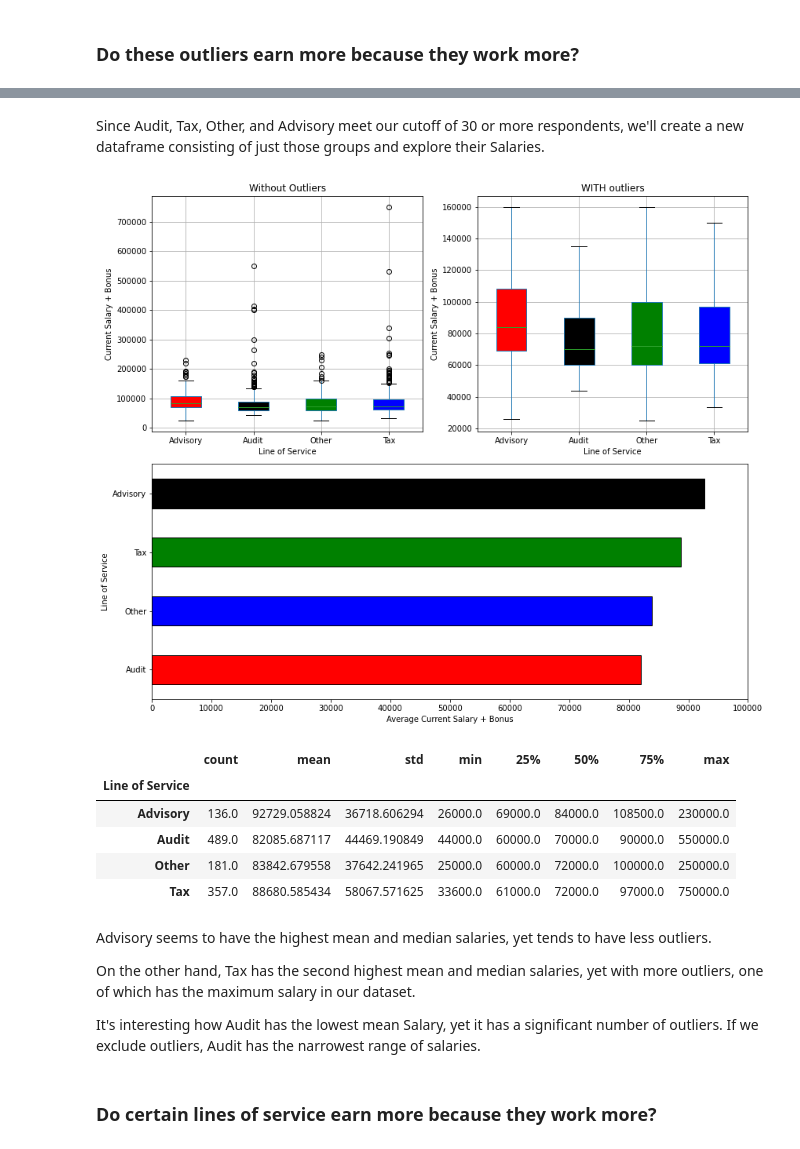
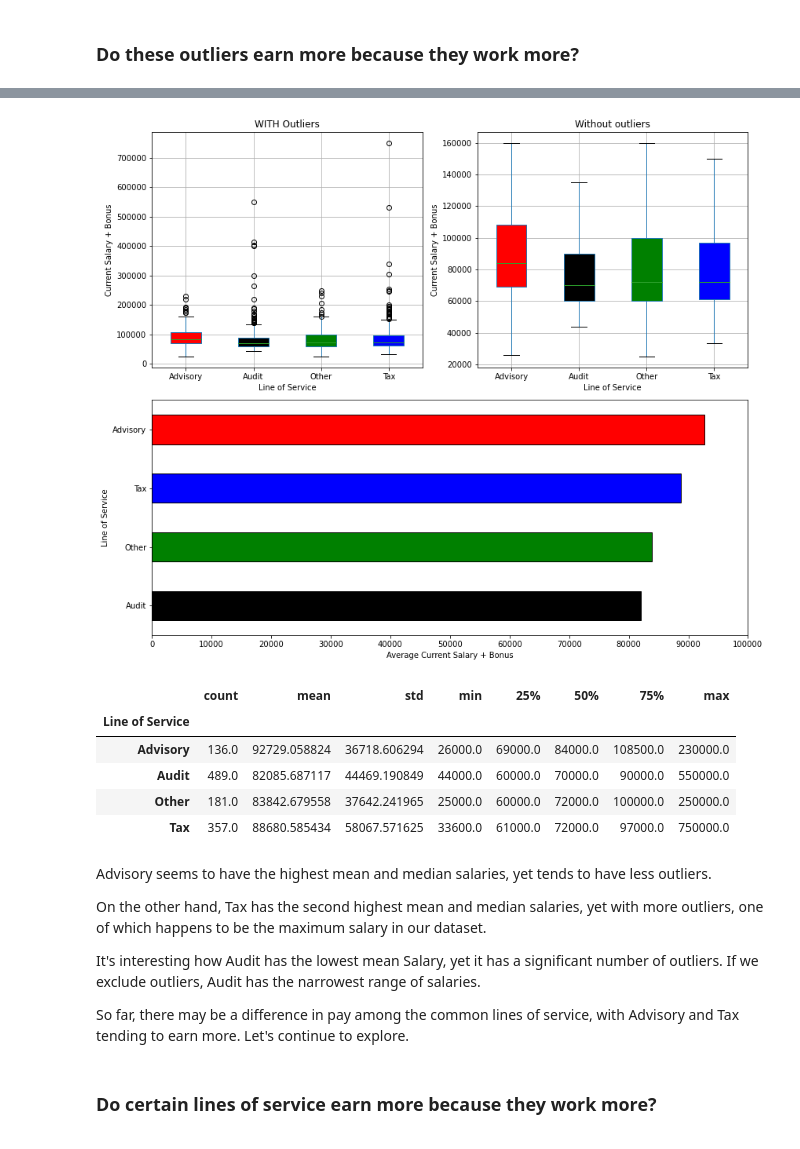
Before and after one commit to papir805/accounting_analysis, a Jupyter notebook: accounting_eda.ipynb, the cells around one changed output, grey strips where cells are left out. Drawn from its saved outputs; the diff is of its cells as text; code cells hidden in the pictures.

```diff
--- a/accounting_eda.ipynb
+++ b/accounting_eda.ipynb
@@ -243,0 +277,25 @@ The Median Salary is virtually the same for Male and Female accountants, but we
+# %%
+m_f_groups = males_and_females.groupby('Gender')
+exp_bins = np.arange(0, 31, 1)
+gender_colors = ['tab:blue', 'tab:orange']
+
+fig, ax = plt.subplots(2,1, sharex=True, figsize=(10,10))
+m_f_groups['Years Experience'].plot.hist(bins=exp_bins, density=True, alpha=0.5, edgecolor='black', ax=ax[0])
+ax[0].set_title('Distribution of Years Experience by Gender')
+ax[0].set_xlabel(None)
+ax[0].set_ylabel('Density')
+ax[0].legend()
+
+boxplot = males_and_females.boxplot(column='Years Experience', by='Gender', return_type='both', figsize=(7,7), patch_artist=True, ax=ax[1], vert=False)
+ax[1].set_title(None)
+ax[1].set_xlabel('Years Experience')
+for row_key, (ax, row) in boxplot.iteritems():
+    for i,box in enumerate(row['boxes']):
+        box.set_facecolor(gender_colors[i])
+
+
+fig.suptitle(None)
+plt.tight_layout()
+plt.show()
+
+m_f_groups['Years Experience'].describe()
@@ -602,12 +663,13 @@ An overwhelming majority of these outliers are male accountants, across all of t
 # %%
 male_and_female_max_sal = males_and_females['Current Salary + Bonus'].max()
-m_f_groups = males_and_females.groupby('Gender')
-gender_colors = ['tab:orange', 'tab:blue']
+
+
 
 fig, ax = plt.subplots(2, 1, sharex=True, figsize=(10,10))
 
 m_f_groups['Current Salary + Bonus'].plot.hist(alpha=0.5, bins = np.arange(0, male_and_female_max_sal, 20_000), edgecolor='black', density=True, ax=ax[0])
 ax[0].legend()
+ax[0].set_ylabel('Density')
 ax[0].set_title('Distribution of Salaries among Male and Female US Accountants')
 
 boxplot = males_and_females.boxplot(column='Current Salary + Bonus', by='Gender', return_type = 'both', patch_artist=True, ax=ax[1], vert=False)
@@ -674,8 +704,0 @@ Let's figure out which Lines of Service have a sample size of 30 or more and the
-# %%
-fig, ax = plt.subplots()
-us_accounting['Line of Service'].value_counts().plot(kind='bar', edgecolor='black', ax=ax, figsize=(10,5), rot=45)
-ax.axhline(30, color='red', linestyle='--')
-ax.text(-1.1, 30, 'Cutoff', ha='left', color='red')
-ax.set_ylabel('Count')
-ax.set_xlabel('Line of Service')
-plt.show()
@@ -684,39 +705,37 @@ plt.show()
-# %% [markdown]
-Since Audit, Tax, Other, and Advisory meet our cutoff of 30 or more respondents, we'll create a new dataframe consisting of just those groups and explore their Salaries.
 # %%
 los_df_larger_30 = us_accounting.groupby('Line of Service').filter(lambda x: len(x)>= 30)
 
 los_colors = ['red', 'black', 'green', 'blue']
 fig = plt.figure(figsize=(12,10))
 gs = GridSpec(2,2, figure=fig)
 #fig, ax = plt.subplots(1,2, figsize=(14,7))
 ax1 = fig.add_subplot(gs[0, 0])
 boxplot1 = los_df_larger_30.boxplot(column='Current Salary + Bonus', by='Line of Service', ax=ax1, patch_artist=True, return_type='both')
-ax1.set_title('Without Outliers')
+ax1.set_title('WITH Outliers')
 ax1.set_ylabel('Current Salary + Bonus')
 
 ax2 = fig.add_subplot(gs[0,1])
 boxplot2 = los_df_larger_30.boxplot(column='Current Salary + Bonus', by='Line of Service', ax=ax2, patch_artist=True, return_type='both', showfliers=False)
-ax2.set_title('WITH outliers')
+ax2.set_title('Without outliers')
 ax2.set_ylabel('Current Salary + Bonus')
 for row_key, (ax, row) in boxplot1.iteritems():
     for i,box in enumerate(row['boxes']):
         box.set_facecolor(los_colors[i])
 for row_key, (ax, row) in boxplot2.iteritems():
     for i,box in enumerate(row['boxes']):
         box.set_facecolor(los_colors[i])
 
 ax3 = fig.add_subplot(gs[1,:])
-los_df_larger_30.groupby('Line of Service')['Current Salary + Bonus'].agg('mean').sort_values().plot(kind='barh', color=['red', 'blue', 'green', 'black'], edgecolor='black', ax=ax3)
+los_df_larger_30.groupby('Line of Service')['Current Salary + Bonus'].agg('mean').sort_values().plot(kind='barh', color=['black', 'green', 'blue', 'red'], edgecolor='black', ax=ax3)
 ax3.set_xlabel('Average Current Salary + Bonus')
 ax3.set_xticks(np.arange(0, 100_001, 10_000))
 plt.suptitle(None)
 plt.tight_layout()
 plt.show()
 
 los_df_larger_30.groupby('Line of Service')['Current Salary + Bonus'].describe()
 # %% [output]
-[figure, old version]
+[figure, new version]
 |  | count | mean | std | min | 25% | 50% | 75% | max |
 | Line of Service |  |  |  |  |  |  |  |  |
 | Advisory | 136.0 | 92729.058824 | 36718.606294 | 26000.0 | 69000.0 | 84000.0 | 108500.0 | 230000.0 |
@@ -726,9 +745,11 @@ los_df_larger_30.groupby('Line of Service')['Current Salary + Bonus'].describe()
 # %% [markdown]
 Advisory seems to have the highest mean and median salaries, yet tends to have less outliers.
 
-On the other hand, Tax has the second highest mean and median salaries, yet with more outliers, one of which has the maximum salary in our dataset.
+On the other hand, Tax has the second highest mean and median salaries, yet with more outliers, one of which happens to be the maximum salary in our dataset.
 
 It's interesting how Audit has the lowest mean Salary, yet it has a significant number of outliers.  If we exclude outliers, Audit has the narrowest range of salaries.
+
+So far, there may be a difference in pay among the common lines of service, with Advisory and Tax tending to earn more.  Let's continue to explore.
 # %% [markdown]
 ### Do certain lines of service earn more because they work more?
 # %%
```
Also changed, not shown: parts of 111 cells of this notebook.
